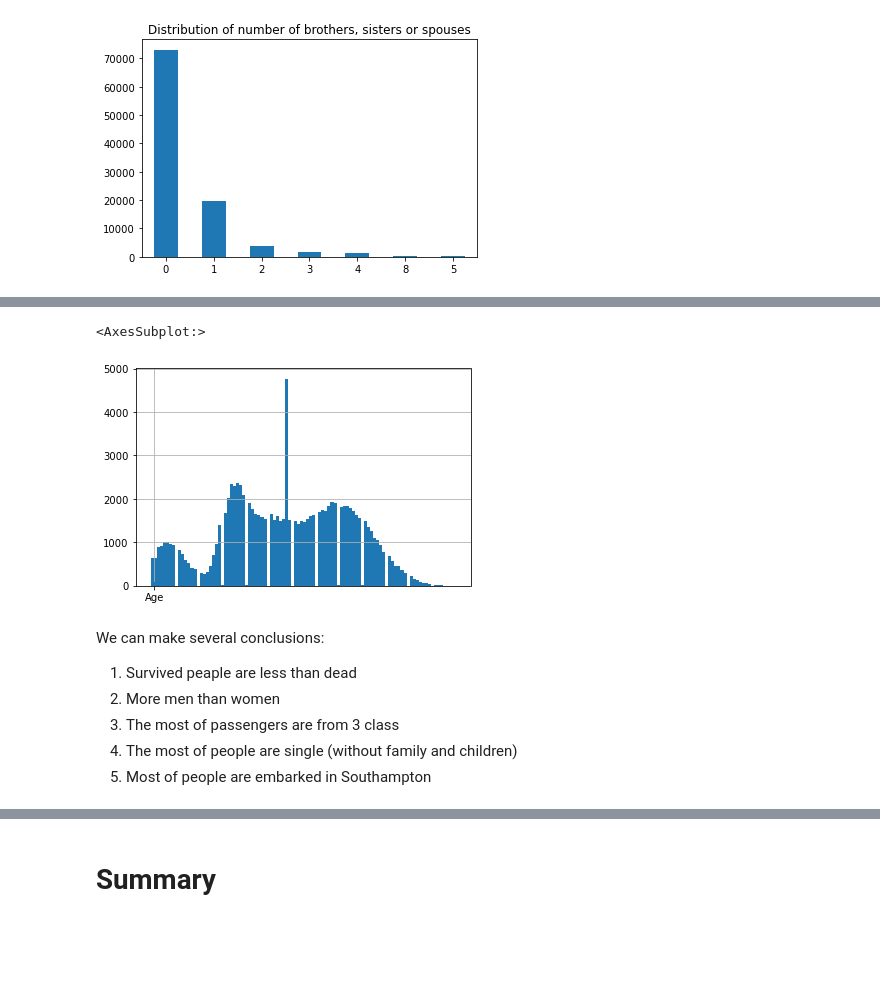
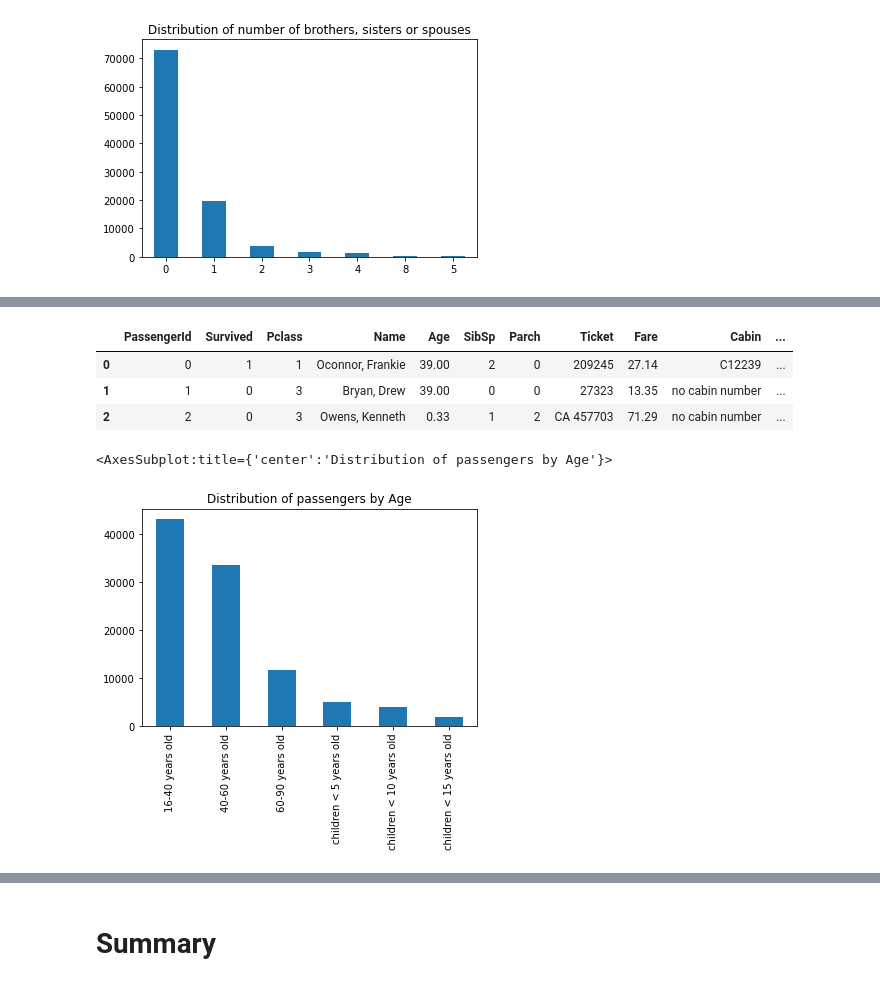
Before and after one commit to pmstangmailcom/rs_school, a Jupyter notebook: EDA_data_exploration.ipynb, the cells around one changed output, grey strips where cells are left out. Drawn from its saved outputs; the diff is of its cells as text; code cells hidden in the pictures; blank space fills up the shorter version.

```diff
--- a/EDA_data_exploration.ipynb
+++ b/EDA_data_exploration.ipynb
@@ -297,14 +309,17 @@ passengers[['Embarked_C', 'Embarked_Q', 'Embarked_S']].value_counts().plot.bar(r
 # %%
-# Для численных признаков построим гисторгамму или boxplot
-passengers['Age'].hist(bins=100)
-passengers.boxplot(column=['Age'])
+cut_labels_4 = ['children < 5 years old', 'children < 10 years old', 'children < 15 years old',
+                '16-40 years old', '40-60 years old', '60-90 years old']
+cut_bins = [0, 5, 10, 15, 40, 60, 90]
+passengers['Age_range'] = pd.cut(passengers['Age'], bins=cut_bins, labels=cut_labels_4)
+passengers.head(3)
 # %% [output]
-<AxesSubplot:>
-[figure, removed]
+|  | PassengerId | Survived | Pclass | Name | Age | SibSp | Parch | Ticket | Fare | Cabin | ... |
+| 0 | 0 | 1 | 1 | Oconnor, Frankie | 39.00 | 2 | 0 | 209245 | 27.14 | C12239 | ... |
+| 1 | 1 | 0 | 3 | Bryan, Drew | 39.00 | 0 | 0 | 27323 | 13.35 | no cabin number | ... |
+| 2 | 2 | 0 | 3 | Owens, Kenneth | 0.33 | 1 | 2 | CA 457703 | 71.29 | no cabin number | ... |
-# %% [markdown]
-We can make several conclusions:
-1. Survived peaple are less than dead
-2. More men than women
-3. The most of passengers are from 3 class
-4. The most of people are single (without family and children)
-5. Most of people are embarked in Southampton
+# %%
+plt.title('Distribution of passengers by Age')
+passengers['Age_range'].value_counts().plot.bar()
+# %% [output]
+<AxesSubplot:title={'center':'Distribution of passengers by Age'}>
+[figure, added]
```
Also changed, not shown: parts of 38 cells of this notebook.
